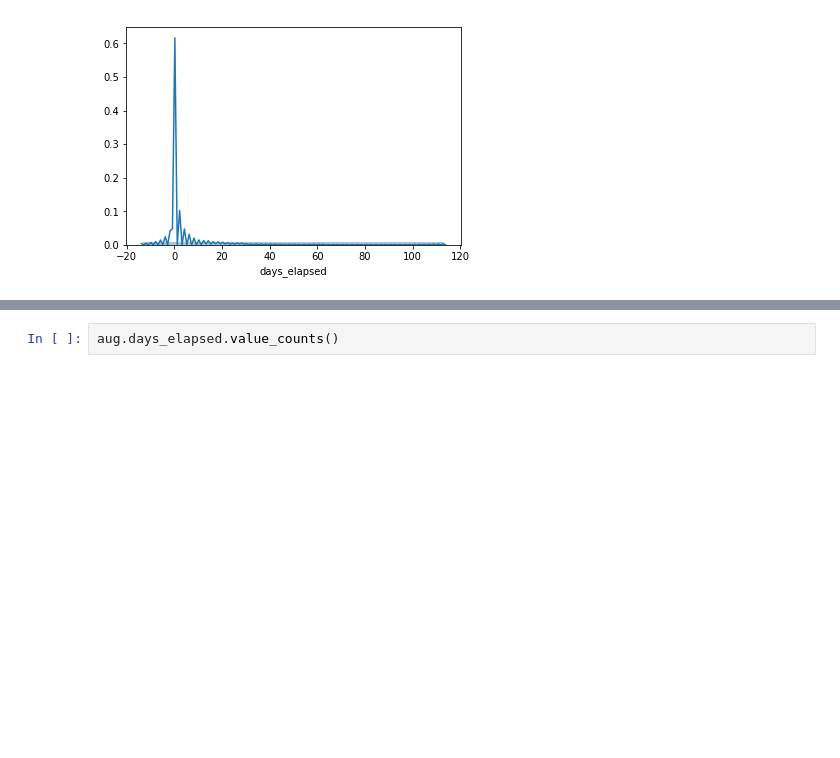
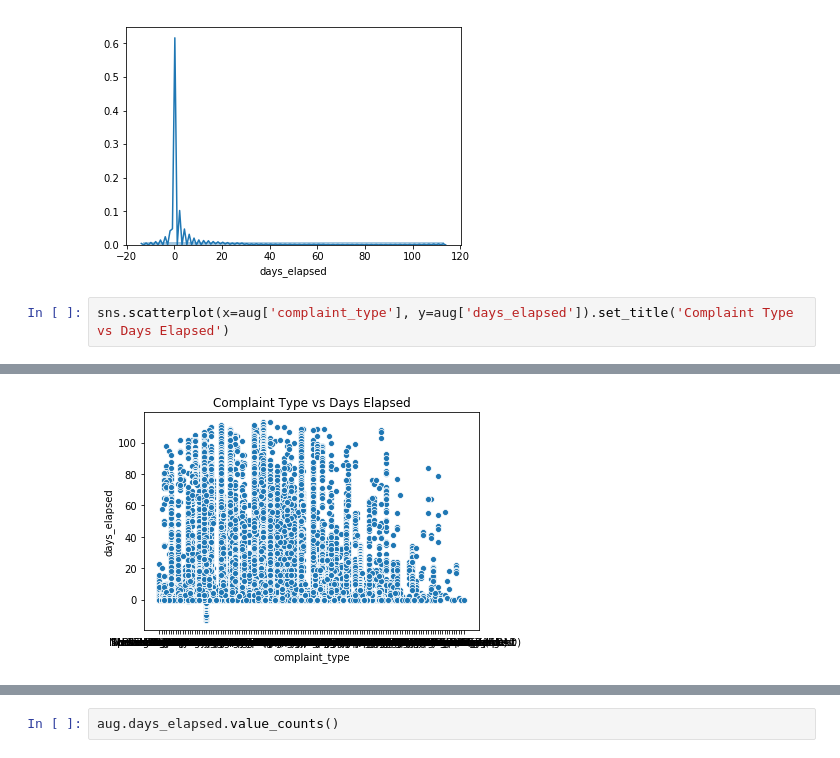
Before and after one commit to whohuhwhat/311_pt4, a Jupyter notebook: TS.ipynb, the cells around one changed output, grey strips where cells are left out. Drawn from its saved outputs; the diff is of its cells as text; blank space fills up the shorter version.

Commit message:
ts scatter

```diff
--- a/TS.ipynb
+++ b/TS.ipynb
@@ -45,3 +44,6 @@ sns.distplot(aug.days_elapsed, bins = 1)
 # %% [output]
 <matplotlib.axes._subplots.AxesSubplot at 0x...>
 [figure]
+# %%
+sns.scatterplot(x=aug['complaint_type'], y=aug['days_elapsed']).set_title('Complaint Type vs Days Elapsed')
+# %% [output]
@@ -47,0 +51 @@ sns.distplot(aug.days_elapsed, bins = 1)
+[figure, added]
```
Also changed, not shown: parts of 3 cells of this notebook.
